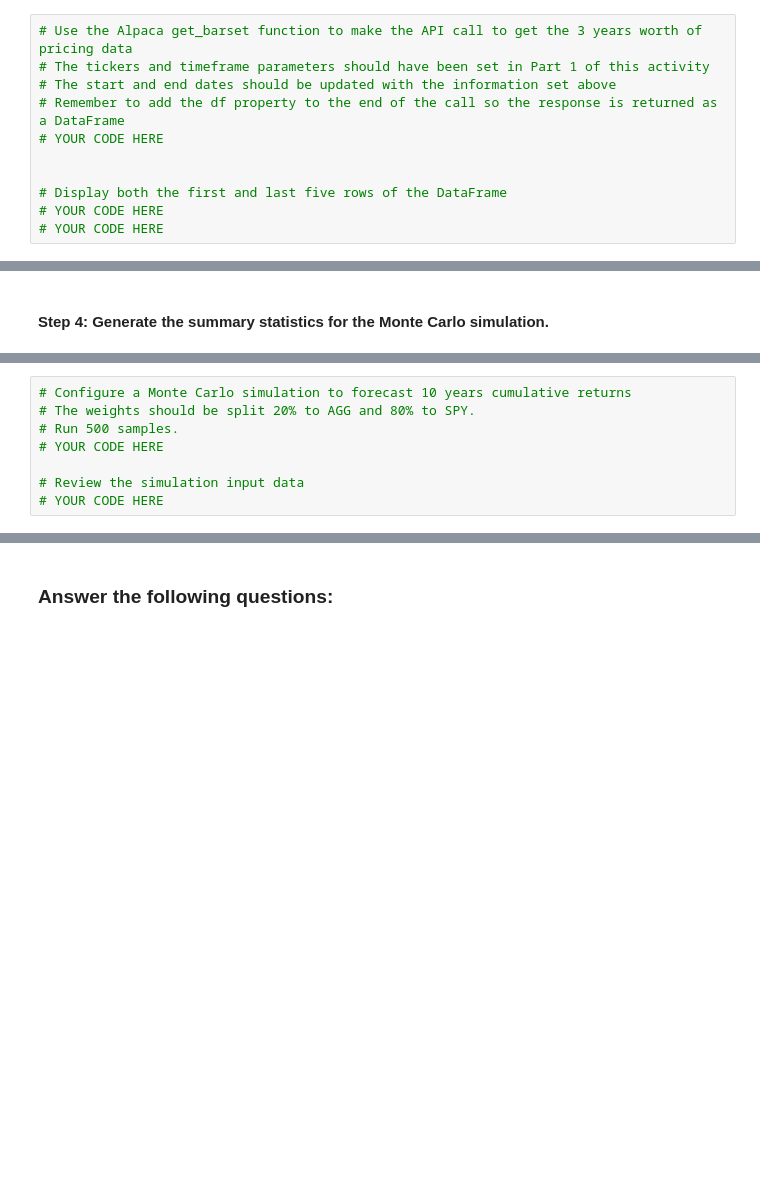
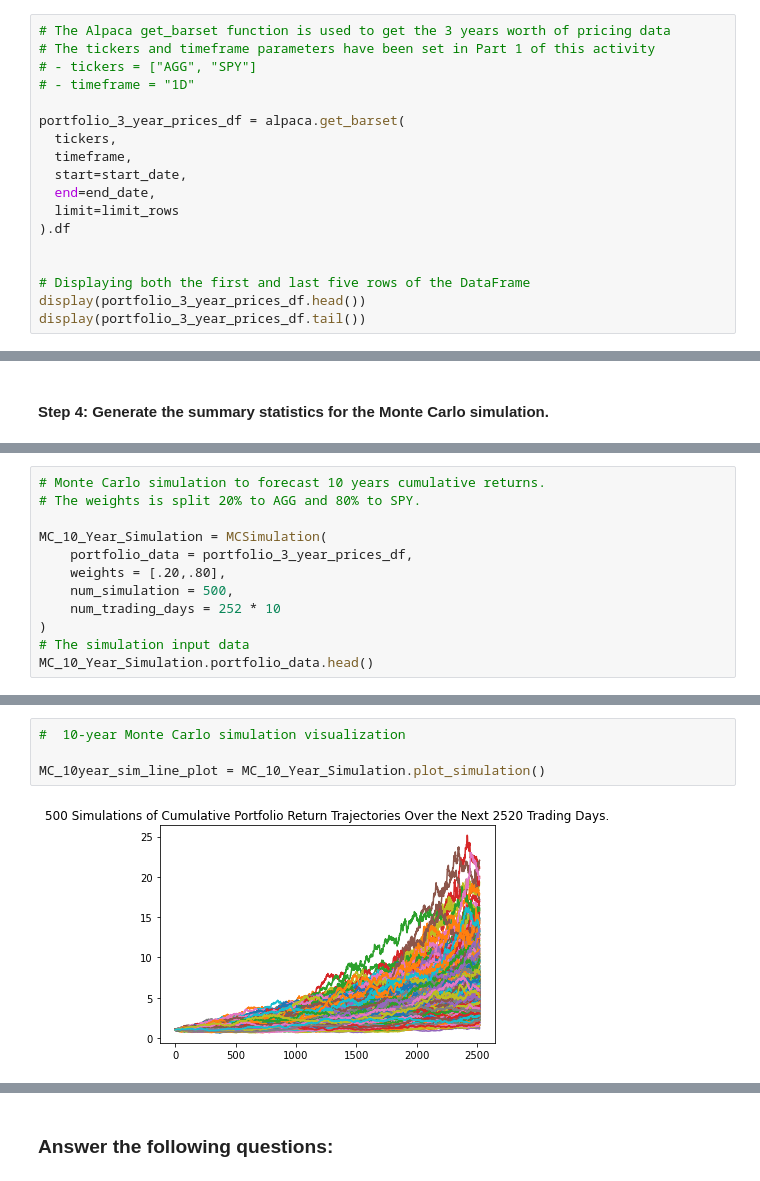
Before and after one commit to rupikaranjan/Plan_Your_Finance, a Jupyter notebook: financial_planning_tools.ipynb, the cells around one changed output, grey strips where cells are left out. Drawn from its saved outputs; the diff is of its cells as text; blank space fills up the shorter version.

```diff
--- a/financial_planning_tools.ipynb
+++ b/financial_planning_tools.ipynb
@@ -409,11 +405,18 @@ In this section, you’ll use the MCForecastTools library to create a Monte Carl
 # %%
-# Use the Alpaca get_barset function to make the API call to get the 3 years worth of pricing data
-# The tickers and timeframe parameters should have been set in Part 1 of this activity
-# The start and end dates should be updated with the information set above
-# Remember to add the df property to the end of the call so the response is returned as a DataFrame
-# YOUR CODE HERE
+# The Alpaca get_barset function is used to get the 3 years worth of pricing data
+# The tickers and timeframe parameters have been set in Part 1 of this activity
+# - tickers = ["AGG", "SPY"]
+# - timeframe = "1D"
+
+portfolio_3_year_prices_df = alpaca.get_barset(
+  tickers,
+  timeframe,
+  start=start_date,
+  end=end_date,
+  limit=limit_rows
+).df
 
 
-# Display both the first and last five rows of the DataFrame
-# YOUR CODE HERE
-# YOUR CODE HERE
+# Displaying both the first and last five rows of the DataFrame
+display(portfolio_3_year_prices_df.head())
+display(portfolio_3_year_prices_df.tail())
@@ -487,8 +587,12 @@ For this new Monte Carlo simulation, do the following:
 # %%
-# Configure a Monte Carlo simulation to forecast 10 years cumulative returns
-# The weights should be split 20% to AGG and 80% to SPY.
-# Run 500 samples.
-# YOUR CODE HERE
+# Monte Carlo simulation to forecast 10 years cumulative returns.
+# The weights is split 20% to AGG and 80% to SPY.
 
-# Review the simulation input data
-# YOUR CODE HERE
+MC_10_Year_Simulation = MCSimulation(
+    portfolio_data = portfolio_3_year_prices_df,
+    weights = [.20,.80],
+    num_simulation = 500,
+    num_trading_days = 252 * 10
+)
+# The simulation input data
+MC_10_Year_Simulation.portfolio_data.head()
@@ -498 +653,7 @@ For this new Monte Carlo simulation, do the following:
+# %%
+#  10-year Monte Carlo simulation visualization
+
+MC_10year_sim_line_plot = MC_10_Year_Simulation.plot_simulation()
+# %% [output]
+[figure, added]
 # %%
```
Also changed, not shown: parts of 30 cells of this notebook, 13 other files.
